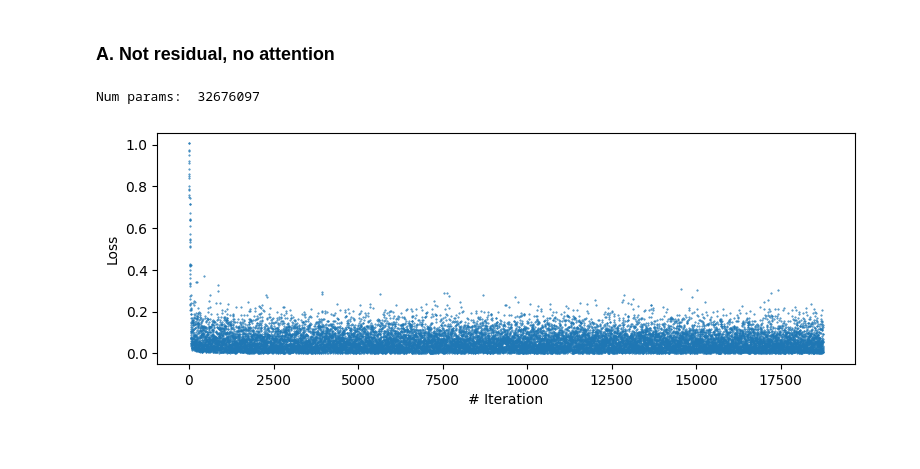
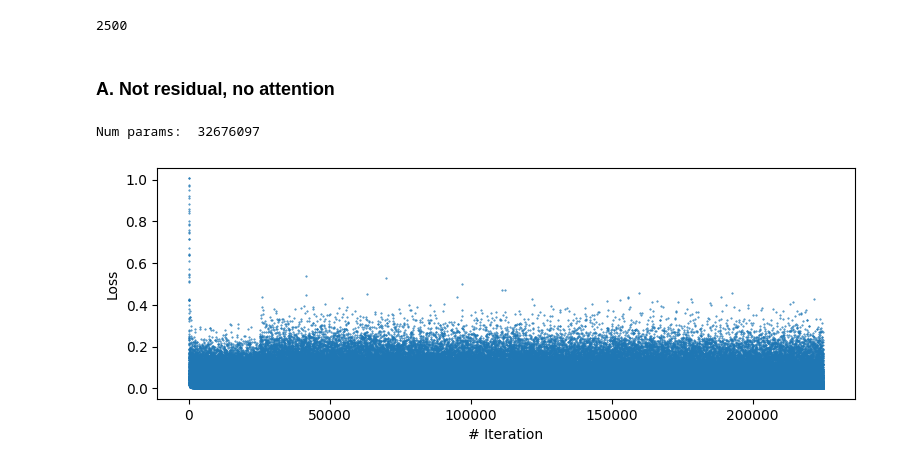
Before and after one commit to SebastianMerino/DiffusionBeamformerV2, a Jupyter notebook: sampling_simple.ipynb, the cells around one changed output. Saved outputs shown, nothing was run; the diff lists cells and outputs as text; code cells hidden in the pictures.

```diff
--- a/sampling_simple.ipynb
+++ b/sampling_simple.ipynb
@@ -26,24 +26,34 @@ y_sample = y_sample.to(device)
+# %%
+len(data)
+# %% [output]
+2500
 # %% [markdown]
 
 ###  A. Not residual, no attention
 # %%
 from model import UNETv13
+device = torch.device("cuda:0" if torch.cuda.is_available() else torch.device('cpu'))
 
-device = torch.device("cuda:0" if torch.cuda.is_available() else torch.device('cpu'))
 save_dir = r'.\weights'
-training_epochs = 15
+training_epochs = 100 # 20 for initial version
 model13A = UNETv13(residual=False, attention_res=[], group_norm=False).to(device)
+
+# save_dir = r'.\weightsGN'
+# training_epochs = 70
+# model13A = UNETv13(residual=False, attention_res=[], group_norm=True).to(device)
+#
+
 model13A.load_state_dict(torch.load(f"{save_dir}\\model_{training_epochs}.pth", map_location=device))
 print("Num params: ", sum(p.numel() for p in model13A.parameters()))
 
 plt.figure(figsize=(9, 3))
 loss_npy = np.load(f"{save_dir}\\loss_{training_epochs}.npy")
 plt.scatter([x for x in range(len(loss_npy))], loss_npy, s=0.2)
 plt.xlabel('# Iteration')
 plt.ylabel('Loss')
 # plt.xlim(000,35000)
 # plt.ylim(0, 0.01)
 plt.show()
 # %% [output]
 Num params:  32676097
-[figure, old version]
+[figure, new version]
```
Also changed, not shown: parts of 5 cells of this notebook, 3 other files.
